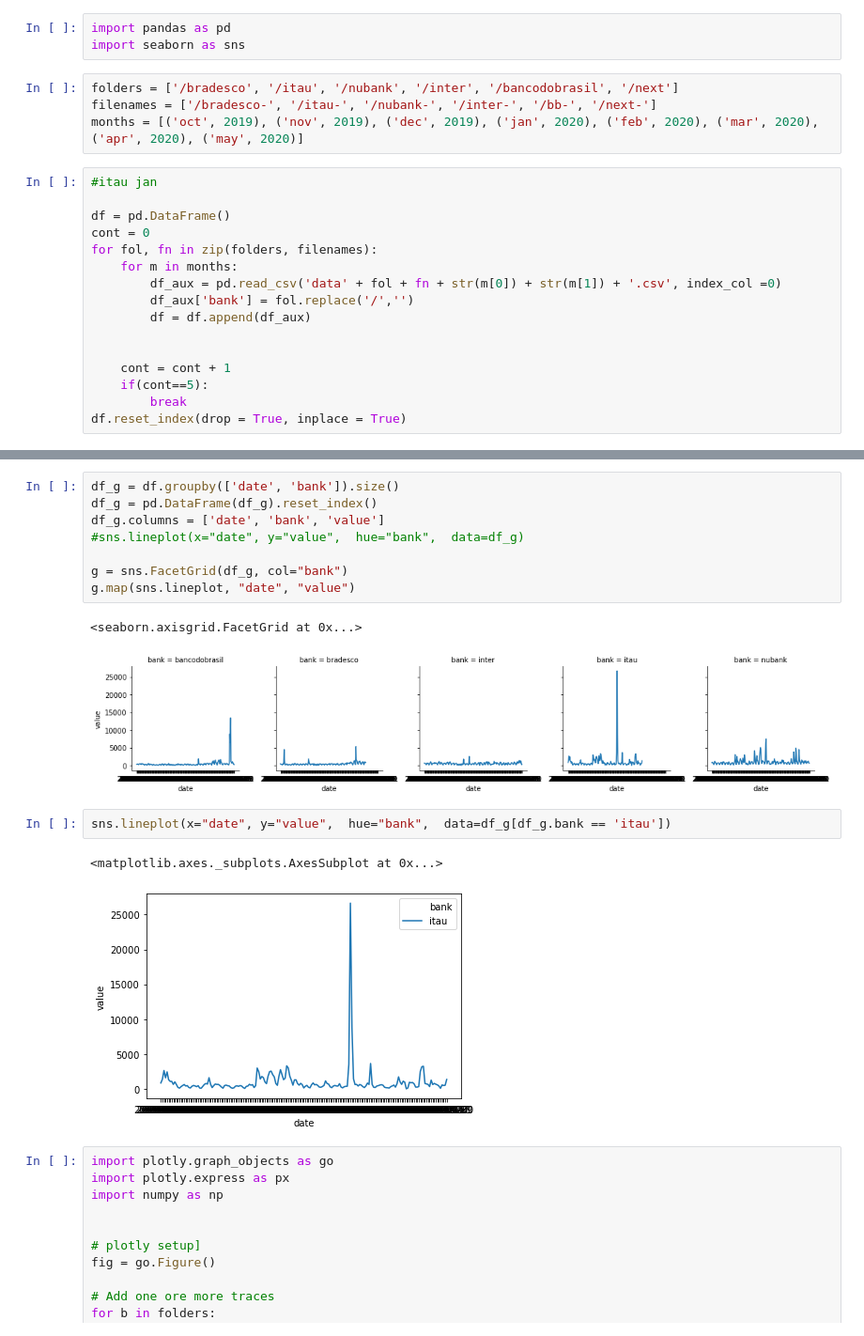
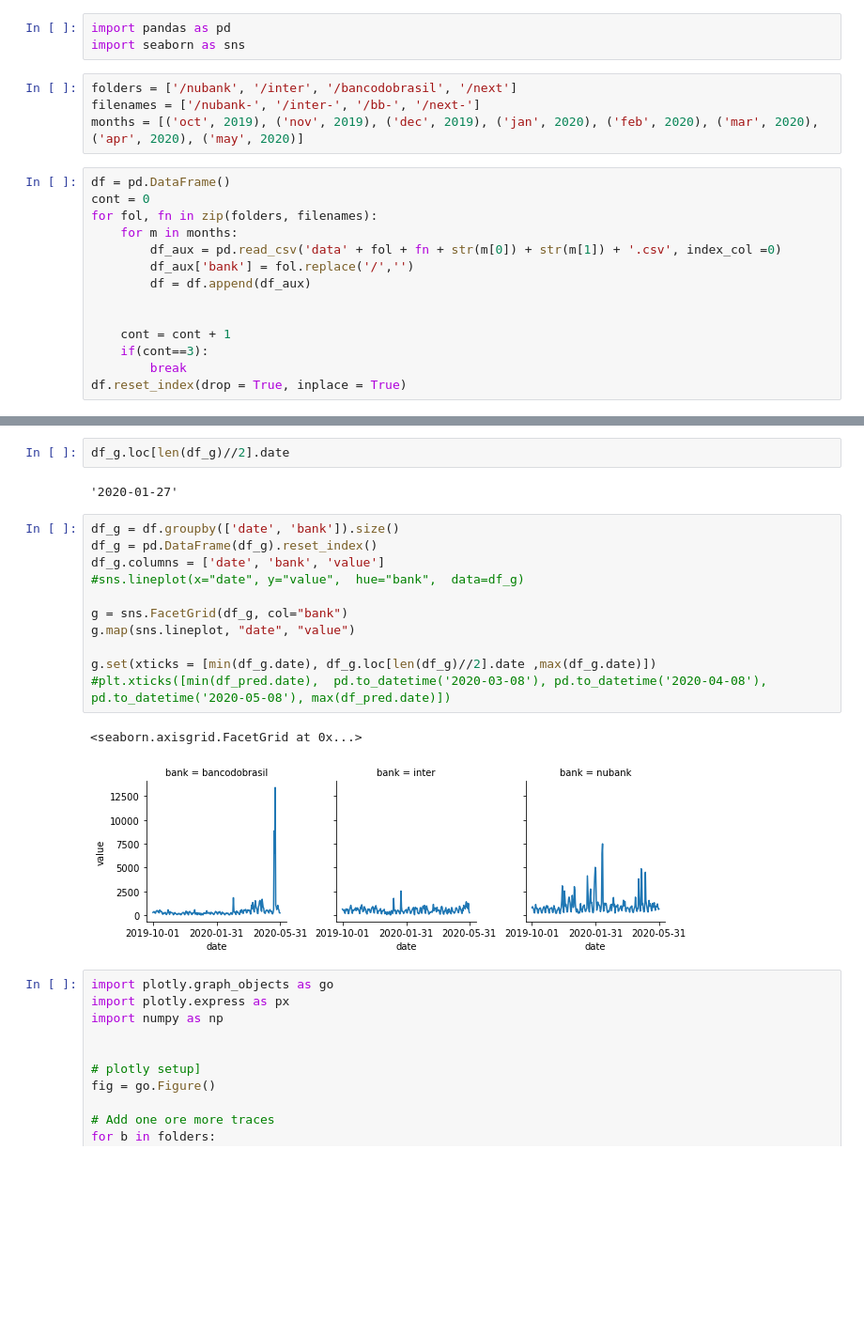
Before and after one commit to victormenuzzo/banksTweetsAnalysis, a Jupyter notebook: eda.ipynb, the cells around one changed output, grey strips where cells are left out. Shown at 94% size. Saved outputs shown, nothing was run; the diff lists cells and outputs as text; blank space fills up the shorter version.

Commit message:
data

```diff
--- a/eda.ipynb
+++ b/eda.ipynb
@@ -2,12 +2,10 @@
 import pandas as pd
 import seaborn as sns
 # %%
-folders = ['/bradesco', '/itau', '/nubank', '/inter', '/bancodobrasil', '/next']
-filenames = ['/bradesco-', '/itau-', '/nubank-', '/inter-', '/bb-', '/next-']
+folders = ['/nubank', '/inter', '/bancodobrasil', '/next']
+filenames = ['/nubank-', '/inter-', '/bb-', '/next-']
 months = [('oct', 2019), ('nov', 2019), ('dec', 2019), ('jan', 2020), ('feb', 2020), ('mar', 2020), ('apr', 2020), ('may', 2020)]
 # %%
-#itau jan
-
 df = pd.DataFrame()
 cont = 0
 for fol, fn in zip(folders, filenames):
@@ -18,6 +16,6 @@ for fol, fn in zip(folders, filenames):
 
 
     cont = cont + 1
-    if(cont==5):
+    if(cont==3):
         break
 df.reset_index(drop = True, inplace = True)
@@ -24,19 +38,21 @@ df.reset_index(drop = True, inplace = True)
+# %%
+df_g.loc[len(df_g)//2].date
+# %% [output]
+'2020-01-27'
 # %%
 df_g = df.groupby(['date', 'bank']).size()
 df_g = pd.DataFrame(df_g).reset_index()
 df_g.columns = ['date', 'bank', 'value']
 #sns.lineplot(x="date", y="value",  hue="bank",  data=df_g)
 
 g = sns.FacetGrid(df_g, col="bank")
 g.map(sns.lineplot, "date", "value")
+
+g.set(xticks = [min(df_g.date), df_g.loc[len(df_g)//2].date ,max(df_g.date)])
+#plt.xticks([min(df_pred.date),  pd.to_datetime('2020-03-08'), pd.to_datetime('2020-04-08'), pd.to_datetime('2020-05-08'), max(df_pred.date)])
 # %% [output]
 <seaborn.axisgrid.FacetGrid at 0x...>
-[figure, old version]
+[figure, new version]
-# %%
-sns.lineplot(x="date", y="value",  hue="bank",  data=df_g[df_g.bank == 'itau'])
-# %% [output]
-<matplotlib.axes._subplots.AxesSubplot at 0x...>
-[figure, removed]
 # %%
 import plotly.graph_objects as go
 import plotly.express as px
```
Also changed, not shown: parts of 2 cells of this notebook, 5 other files.
